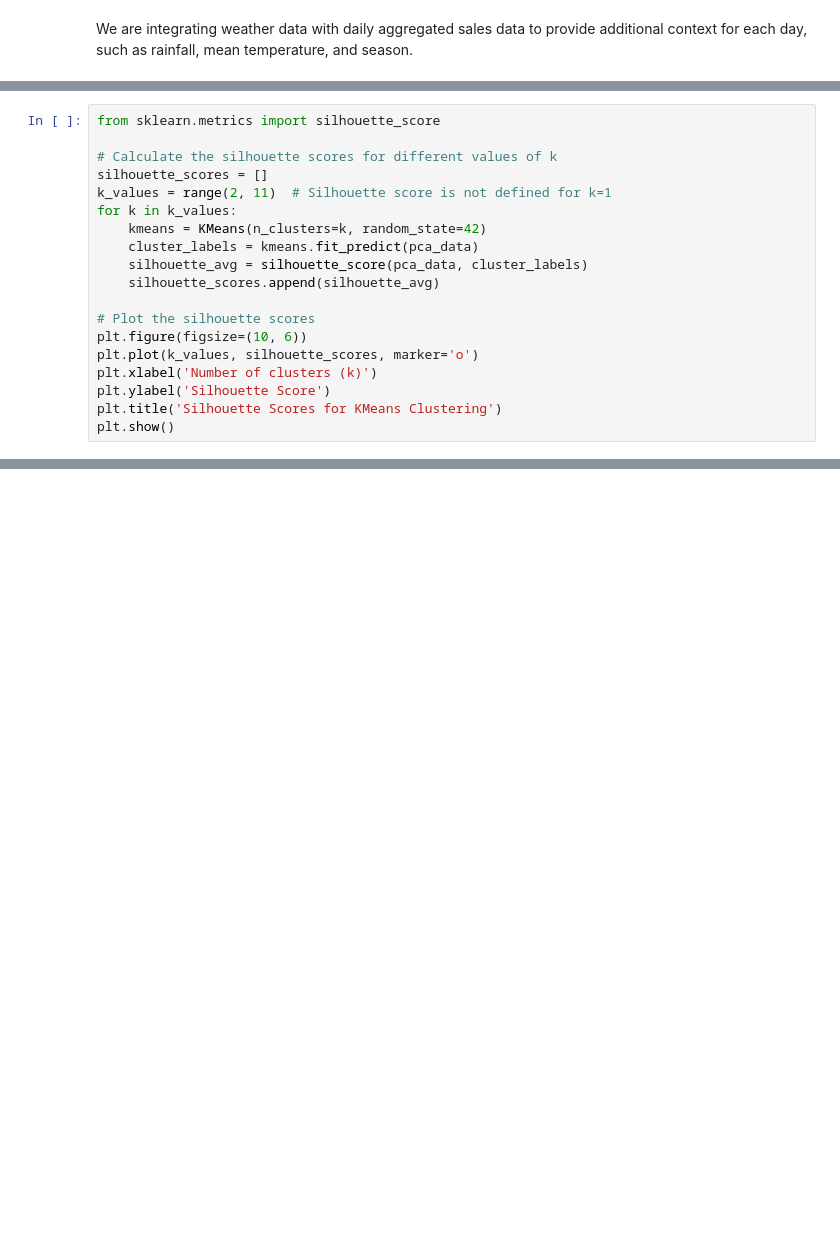
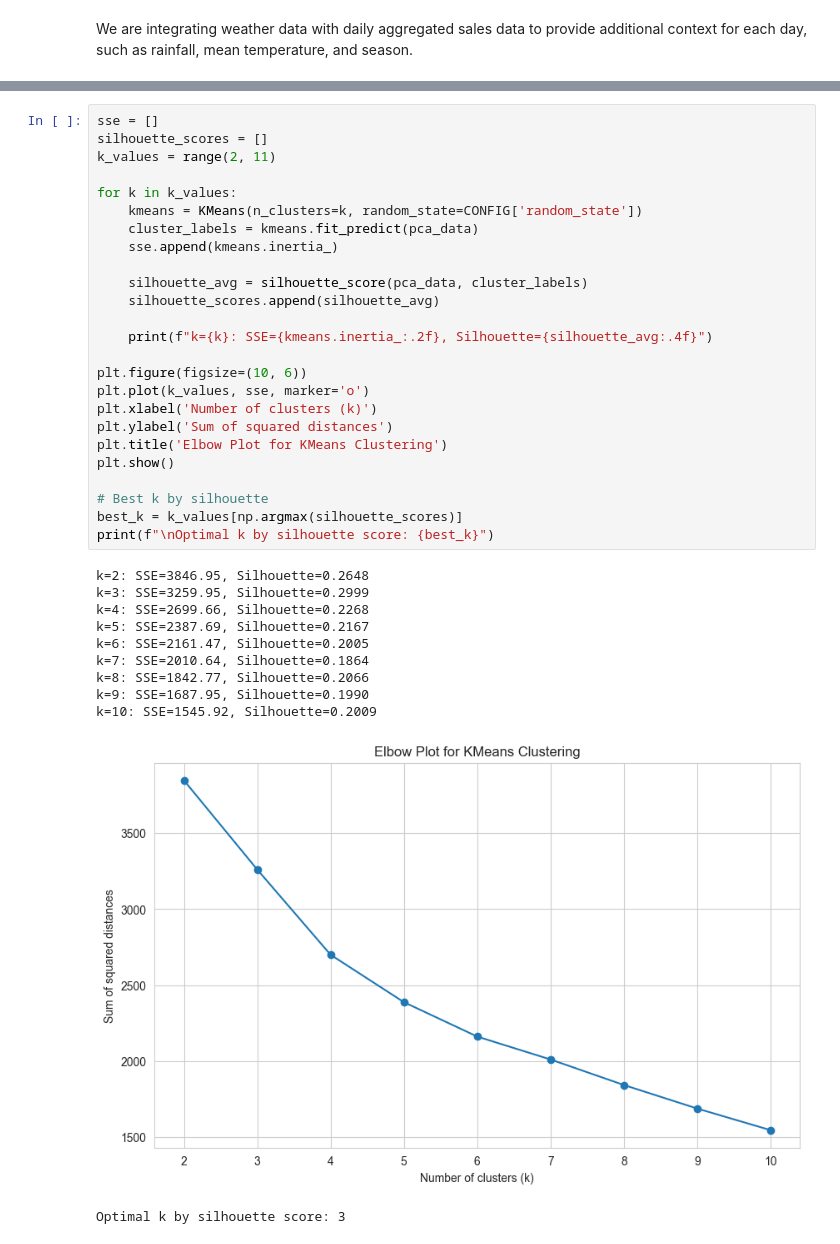
Before and after one commit to Ashwink2310/Pizza_Store_Customer_Traffic_Analysis, a Jupyter notebook: notebooks/pizza_traffic_analysis.ipynb, the cells around one changed output, grey strips where cells are left out. Saved outputs shown, nothing was run; the diff lists cells and outputs as text; blank space fills up the shorter version.

```diff
--- a/notebooks/pizza_traffic_analysis.ipynb
+++ b/notebooks/pizza_traffic_analysis.ipynb
@@ -1142,19 +1305,0 @@ The elbow plot indicates that k=2 is the optimal number of clusters, as the redu
-# %%
-from sklearn.metrics import silhouette_score
-
-# Calculate the silhouette scores for different values of k
-silhouette_scores = []
-k_values = range(2, 11)  # Silhouette score is not defined for k=1
-for k in k_values:
-    kmeans = KMeans(n_clusters=k, random_state=42)
-    cluster_labels = kmeans.fit_predict(pca_data)
-    silhouette_avg = silhouette_score(pca_data, cluster_labels)
-    silhouette_scores.append(silhouette_avg)
-
-# Plot the silhouette scores
-plt.figure(figsize=(10, 6))
-plt.plot(k_values, silhouette_scores, marker='o')
-plt.xlabel('Number of clusters (k)')
-plt.ylabel('Silhouette Score')
-plt.title('Silhouette Scores for KMeans Clustering')
-plt.show()
@@ -1496,0 +1334,37 @@ Weekend promotions targeting Cluster 0 and Cluster 1 would maximize sales, while
+# %%
+sse = []
+silhouette_scores = []
+k_values = range(2, 11)
+
+for k in k_values:
+    kmeans = KMeans(n_clusters=k, random_state=CONFIG['random_state'])
+    cluster_labels = kmeans.fit_predict(pca_data)
+    sse.append(kmeans.inertia_)
+
+    silhouette_avg = silhouette_score(pca_data, cluster_labels)
+    silhouette_scores.append(silhouette_avg)
+
+    print(f"k={k}: SSE={kmeans.inertia_:.2f}, Silhouette={silhouette_avg:.4f}")
+
+plt.figure(figsize=(10, 6))
+plt.plot(k_values, sse, marker='o')
+plt.xlabel('Number of clusters (k)')
+plt.ylabel('Sum of squared distances')
+plt.title('Elbow Plot for KMeans Clustering')
+plt.show()
+
+# Best k by silhouette
+best_k = k_values[np.argmax(silhouette_scores)]
+print(f"\nOptimal k by silhouette score: {best_k}")
+# %% [output]
+k=2: SSE=3846.95, Silhouette=0.2648
+k=3: SSE=3259.95, Silhouette=0.2999
+k=4: SSE=2699.66, Silhouette=0.2268
+k=5: SSE=2387.69, Silhouette=0.2167
+k=6: SSE=2161.47, Silhouette=0.2005
+k=7: SSE=2010.64, Silhouette=0.1864
+k=8: SSE=1842.77, Silhouette=0.2066
+k=9: SSE=1687.95, Silhouette=0.1990
+k=10: SSE=1545.92, Silhouette=0.2009
+[figure, added]
+Optimal k by silhouette score: 3
```
Also changed, not shown: parts of 158 cells of this notebook.
